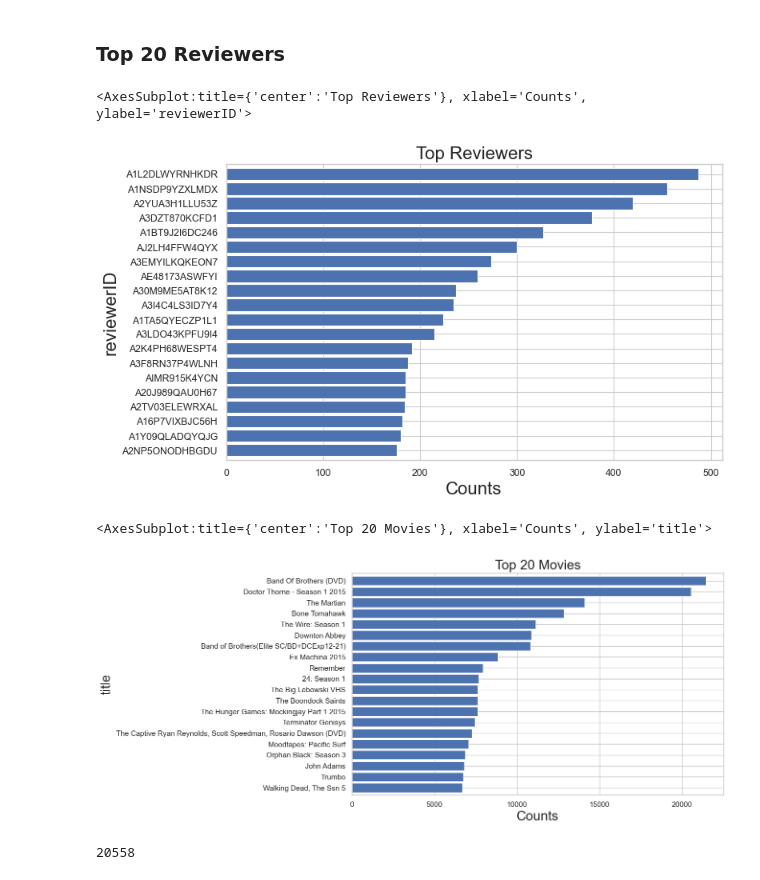
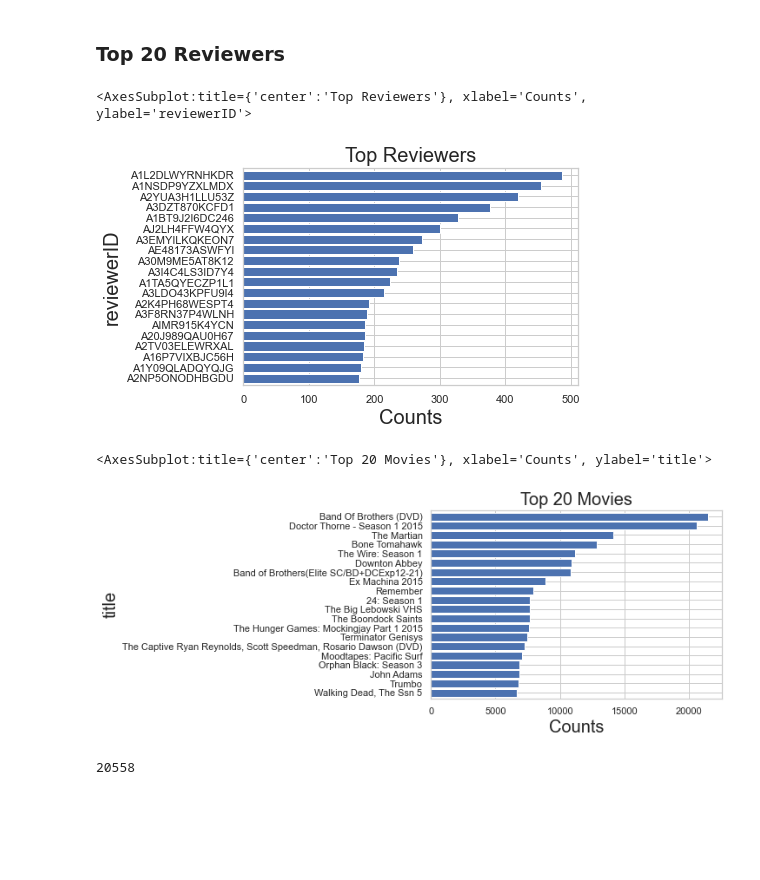
Before and after one commit to ghPRao/recommendation_system, a Jupyter notebook: notebooks/eda/data_understanding.ipynb, the cells around one changed output. Saved outputs shown, nothing was run; the diff lists cells and outputs as text; code cells hidden in the pictures; blank space fills up the shorter version.

```diff
--- a/notebooks/eda/data_understanding.ipynb
+++ b/notebooks/eda/data_understanding.ipynb
@@ -198,23 +160,23 @@ plt.tick_params(labelsize = 20)
 # %% [markdown]
 ### Top 20 Reviewers
 # %%
-figure(num=None, figsize=(10, 6), dpi=80, facecolor='w', edgecolor='k')
+#figure(num=None, figsize=(10, 6), dpi=80, facecolor='w', edgecolor='k')
 plt.xlabel("Counts", fontsize = 20)
 plt.ylabel("Reviewers", fontsize = 20)
 plt.title('Top Reviewers', fontsize = 20)
 top_reviewers.sort_values().plot(kind='barh', zorder=2, width=0.85)
 # %% [output]
 <AxesSubplot:title={'center':'Top Reviewers'}, xlabel='Counts', ylabel='reviewerID'>
-[figure, old version]
+[figure, new version]
 # %%
-figure(num=None, figsize=(10, 6))
+#figure(num=None, figsize=(10, 6))
 plt.xlabel("Counts", fontsize = 20)
 plt.ylabel("Movie", fontsize = 20)
 plt.title('Top 20 Movies', fontsize = 20)
 top_products.sort_values().plot(kind='barh', zorder=2,  width=0.85)
 # %% [output]
 <AxesSubplot:title={'center':'Top 20 Movies'}, xlabel='Counts', ylabel='title'>
-[figure, old version]
+[figure, new version]
 # %%
 top_products[1]
 # %% [output]
```
Also changed, not shown: parts of 13 cells of this notebook.
